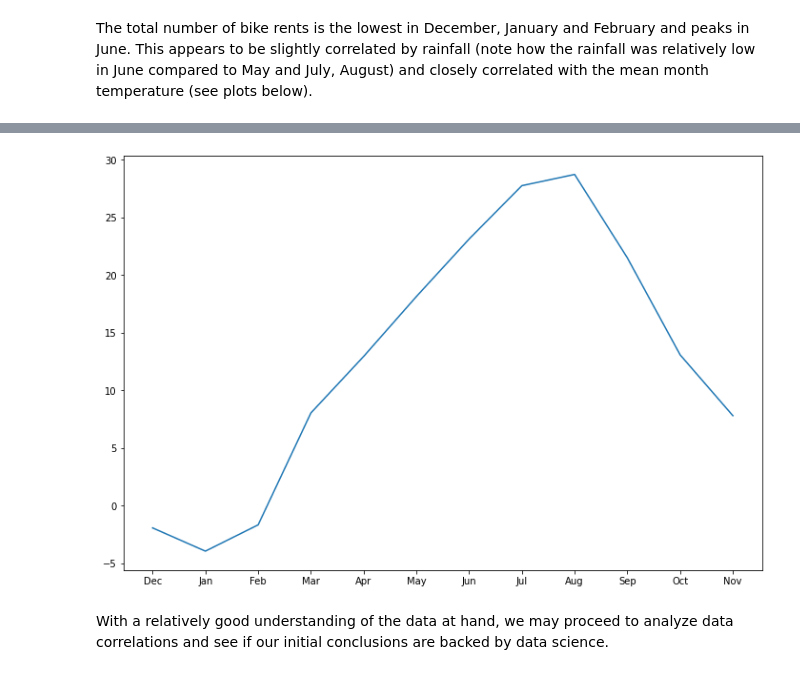
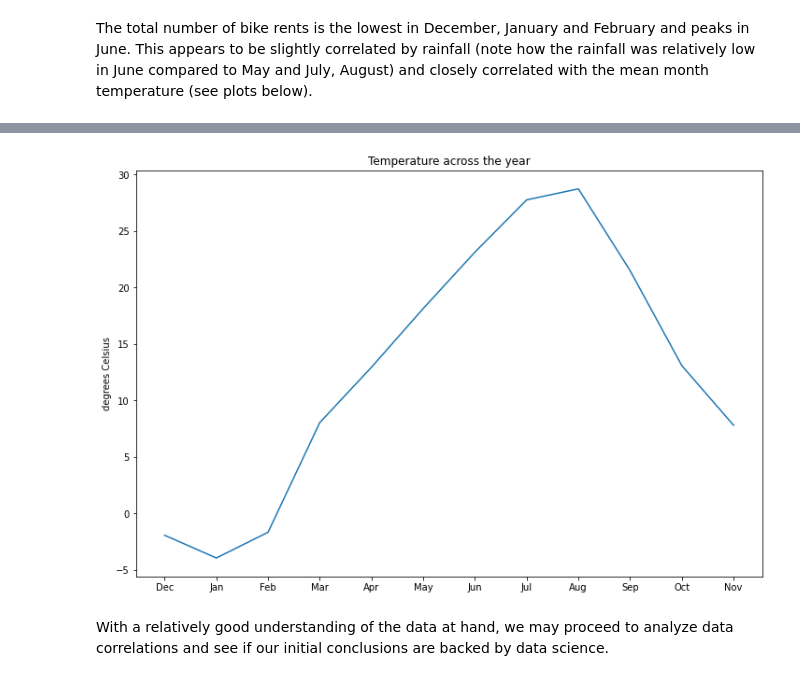
Before and after one commit to R0go/Bikes, a Jupyter notebook: Bikes_project.ipynb, the cells around one changed output, grey strips where cells are left out. Saved outputs shown, nothing was run; the diff lists cells and outputs as text; code cells hidden in the pictures.

```diff
--- a/Bikes_project.ipynb
+++ b/Bikes_project.ipynb
@@ -324,13 +301,13 @@ plt.show()
 # %%
 temperature_month_group = bikes_df[['Month','Temperature']].groupby(['Month'],sort=False).mean().reset_index()
 plt.figure(figsize=(12,8))
 plt.plot(temperature_month_group['Month'], temperature_month_group['Temperature'])
 plt.xticks(month_nums, labels=([months_names[-1]]+months_names[:-1]))
 plt.title('Temperature across the year')
-plt.ylabel(degrees Celsius)
+plt.ylabel('degrees Celsius')
 plt.show()
 # %% [output]
-[figure, old version]
+[figure, new version]
 # %% [markdown]
 With a relatively good understanding of the data at hand, we may proceed to analyze data correlations and see if our initial conclusions are backed by data science.
 # %% [markdown]
```
Also changed, not shown: parts of 75 cells of this notebook.
